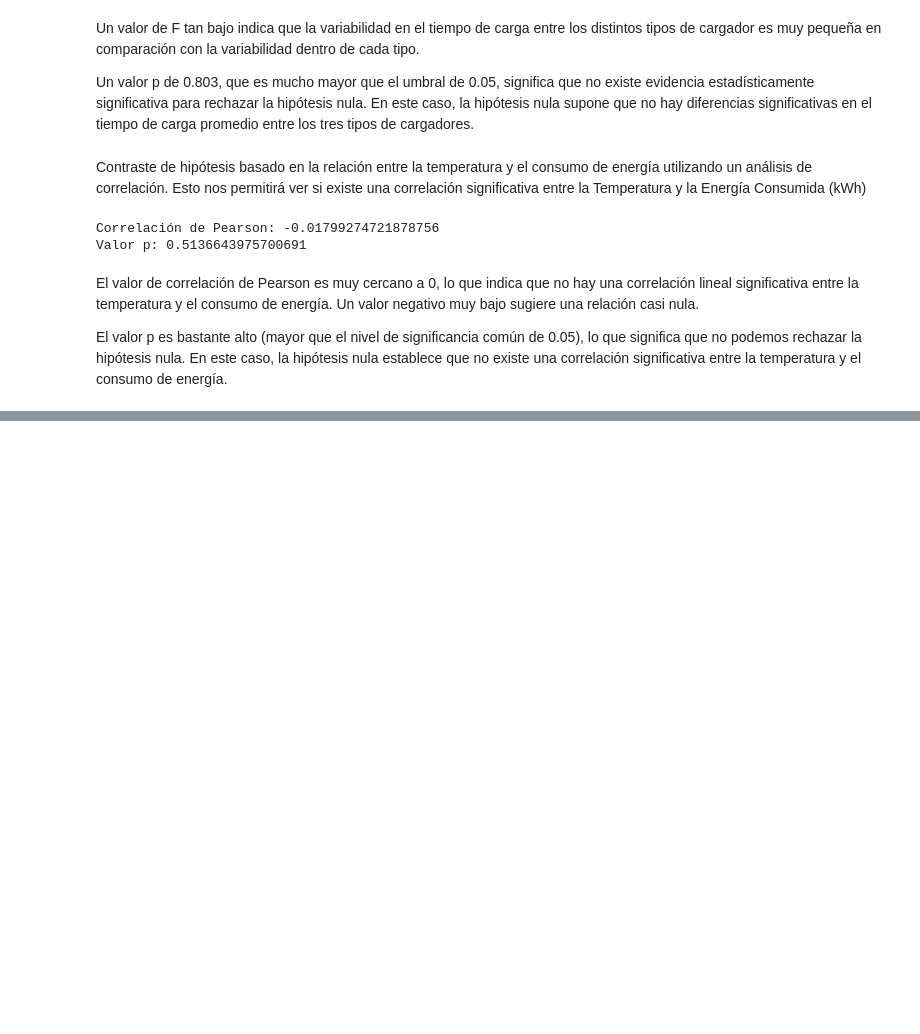
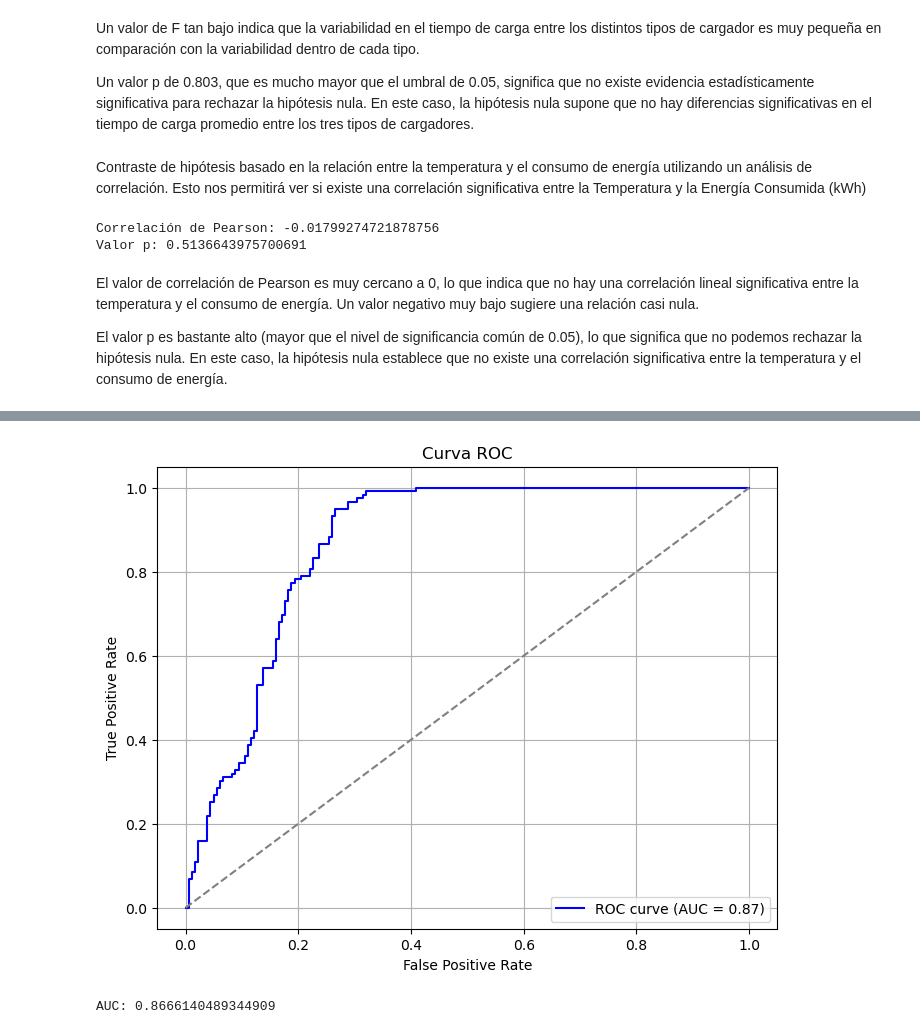
Before and after one commit to bermejo4/MachineLearning-MADI, a Jupyter notebook: DataScience/FinalProject_DS_Luis.ipynb, the cells around one changed output, grey strips where cells are left out. Saved outputs shown, nothing was run; the diff lists cells and outputs as text; code cells hidden in the pictures; blank space fills up the shorter version.

```diff
--- a/DataScience/FinalProject_DS_Luis.ipynb
+++ b/DataScience/FinalProject_DS_Luis.ipynb
@@ -244,0 +336,28 @@ El valor p es bastante alto (mayor que el nivel de significancia común de 0.05)
+# %%
+import matplotlib.pyplot as plt
+from sklearn.metrics import roc_curve, roc_auc_score
+
+# Obtener las probabilidades de predicción para la clase positiva
+y_prob = model.predict_proba(X_test)[:, 1]
+
+# Calcular la curva ROC
+fpr, tpr, thresholds = roc_curve(y_test, y_prob)
+
+# Calcular el AUC
+auc_score = roc_auc_score(y_test, y_prob)
+
+# Graficar la curva ROC
+plt.figure(figsize=(8, 6))
+plt.plot(fpr, tpr, color='blue', label='ROC curve (AUC = {:.2f})'.format(auc_score))
+plt.plot([0, 1], [0, 1], color='gray', linestyle='--')  # Línea de referencia (clasificador aleatorio)
+plt.xlabel("False Positive Rate")
+plt.ylabel("True Positive Rate")
+plt.title("Curva ROC")
+plt.legend(loc="lower right")
+plt.grid(True)
+plt.show()
+
+print("AUC:", auc_score)
+# %% [output]
+[figure, added]
+AUC: 0.8666140489344909
```
Also changed, not shown: parts of 5 cells of this notebook.
